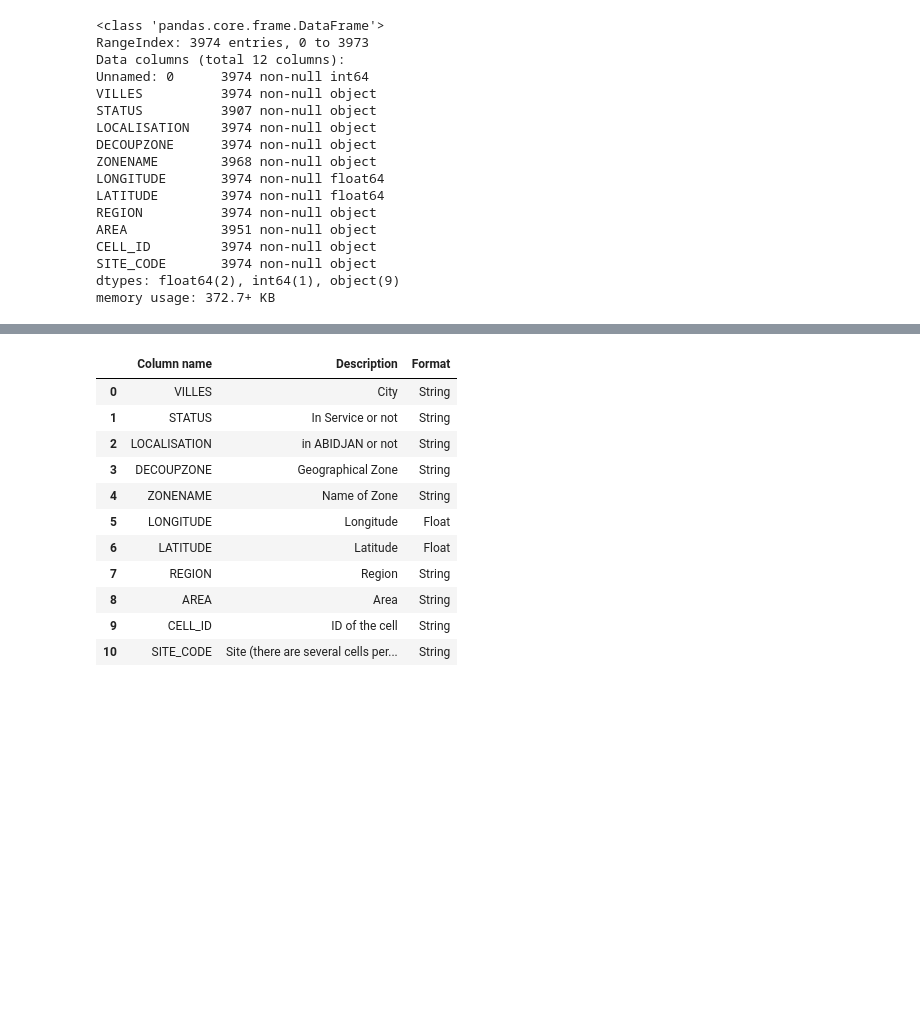
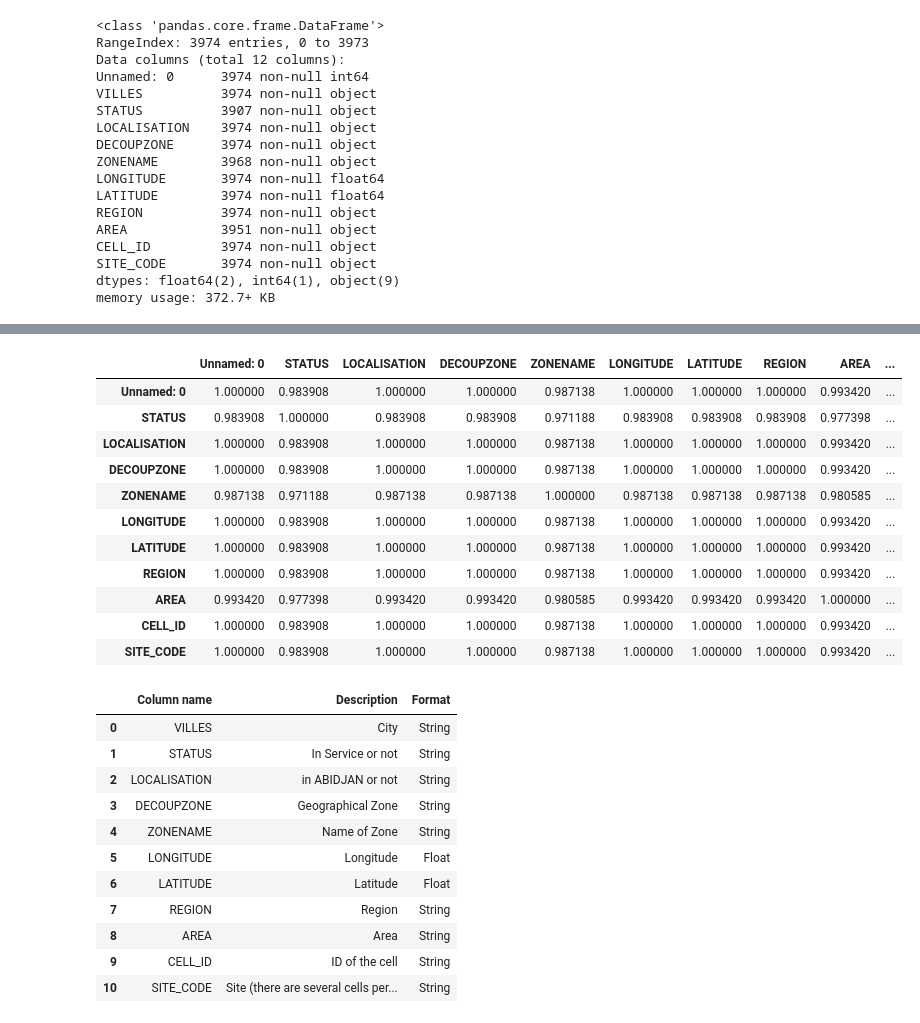
Before and after one commit to Maureen36Mathenge/delani_studio_site, a Jupyter notebook: Moringa_Data_Science_Prep_W3_Independent_Project_2019_07_Maureen_Mathenge_Python.ipynb, the cells around one changed output, grey strips where cells are left out. Saved outputs shown, nothing was run; the diff lists cells and outputs as text; code cells hidden in the pictures; blank space fills up the shorter version.

```diff
--- a/Moringa_Data_Science_Prep_W3_Independent_Project_2019_07_Maureen_Mathenge_Python.ipynb
+++ b/Moringa_Data_Science_Prep_W3_Independent_Project_2019_07_Maureen_Mathenge_Python.ipynb
@@ -78,3 +88,22 @@ Name: CELL_ID, Length: 3916, dtype: int64
+# %%
+#check to see if the columns have any relationship
+df02 = df01.corr(method ='kendall')
+df02
+#the geographical area also determines the numbers of cells
+#these cells provide radio coverage over a wide geographic area.
+# %% [output]
+|  | Unnamed: 0 | STATUS | LOCALISATION | DECOUPZONE | ZONENAME | LONGITUDE | LATITUDE | REGION | AREA | ... |
+| Unnamed: 0 | 1.000000 | 0.983908 | 1.000000 | 1.000000 | 0.987138 | 1.000000 | 1.000000 | 1.000000 | 0.993420 | ... |
+| STATUS | 0.983908 | 1.000000 | 0.983908 | 0.983908 | 0.971188 | 0.983908 | 0.983908 | 0.983908 | 0.977398 | ... |
+| LOCALISATION | 1.000000 | 0.983908 | 1.000000 | 1.000000 | 0.987138 | 1.000000 | 1.000000 | 1.000000 | 0.993420 | ... |
+| DECOUPZONE | 1.000000 | 0.983908 | 1.000000 | 1.000000 | 0.987138 | 1.000000 | 1.000000 | 1.000000 | 0.993420 | ... |
+| ZONENAME | 0.987138 | 0.971188 | 0.987138 | 0.987138 | 1.000000 | 0.987138 | 0.987138 | 0.987138 | 0.980585 | ... |
+| LONGITUDE | 1.000000 | 0.983908 | 1.000000 | 1.000000 | 0.987138 | 1.000000 | 1.000000 | 1.000000 | 0.993420 | ... |
+| LATITUDE | 1.000000 | 0.983908 | 1.000000 | 1.000000 | 0.987138 | 1.000000 | 1.000000 | 1.000000 | 0.993420 | ... |
+| REGION | 1.000000 | 0.983908 | 1.000000 | 1.000000 | 0.987138 | 1.000000 | 1.000000 | 1.000000 | 0.993420 | ... |
+| AREA | 0.993420 | 0.977398 | 0.993420 | 0.993420 | 0.980585 | 0.993420 | 0.993420 | 0.993420 | 1.000000 | ... |
+| CELL_ID | 1.000000 | 0.983908 | 1.000000 | 1.000000 | 0.987138 | 1.000000 | 1.000000 | 1.000000 | 0.993420 | ... |
+| SITE_CODE | 1.000000 | 0.983908 | 1.000000 | 1.000000 | 0.987138 | 1.000000 | 1.000000 | 1.000000 | 0.993420 | ... |
 # %%
 #load the dataset for "cells_geo_description.xlsx"
 pd.read_excel("cells_geo_description.xlsx")
```
Also changed, not shown: parts of 19 cells of this notebook.
